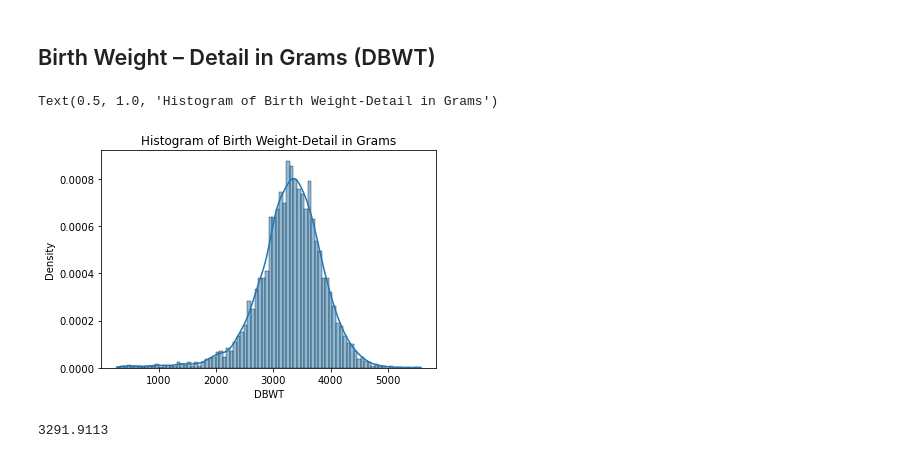
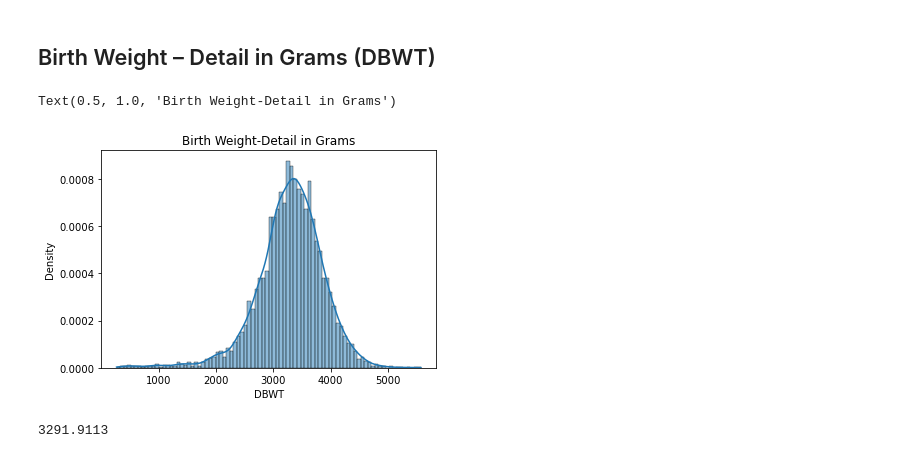
Before and after one commit to WenhaoP/Data102-Fa22-Proj, a Jupyter notebook: EDA.ipynb, the cells around one changed output. Drawn from its saved outputs; the diff is of its cells as text; code cells hidden in the pictures.

```diff
--- a/EDA.ipynb
+++ b/EDA.ipynb
@@ -27,10 +27,10 @@ Tasks:
 ## Birth Weight – Detail in Grams (DBWT)
 # %%
 sns.histplot(birth['DBWT'], stat = 'density', kde = True)
-plt.title("Histogram of Birth Weight-Detail in Grams")
+plt.title("Birth Weight-Detail in Grams")
 # %% [output]
-Text(0.5, 1.0, 'Histogram of Birth Weight-Detail in Grams')
+Text(0.5, 1.0, 'Birth Weight-Detail in Grams')
-[figure, old version]
+[figure, new version]
 # %%
 #Mean
 np.mean(birth['DBWT'])
```
Also changed, not shown: parts of 23 cells of this notebook.
